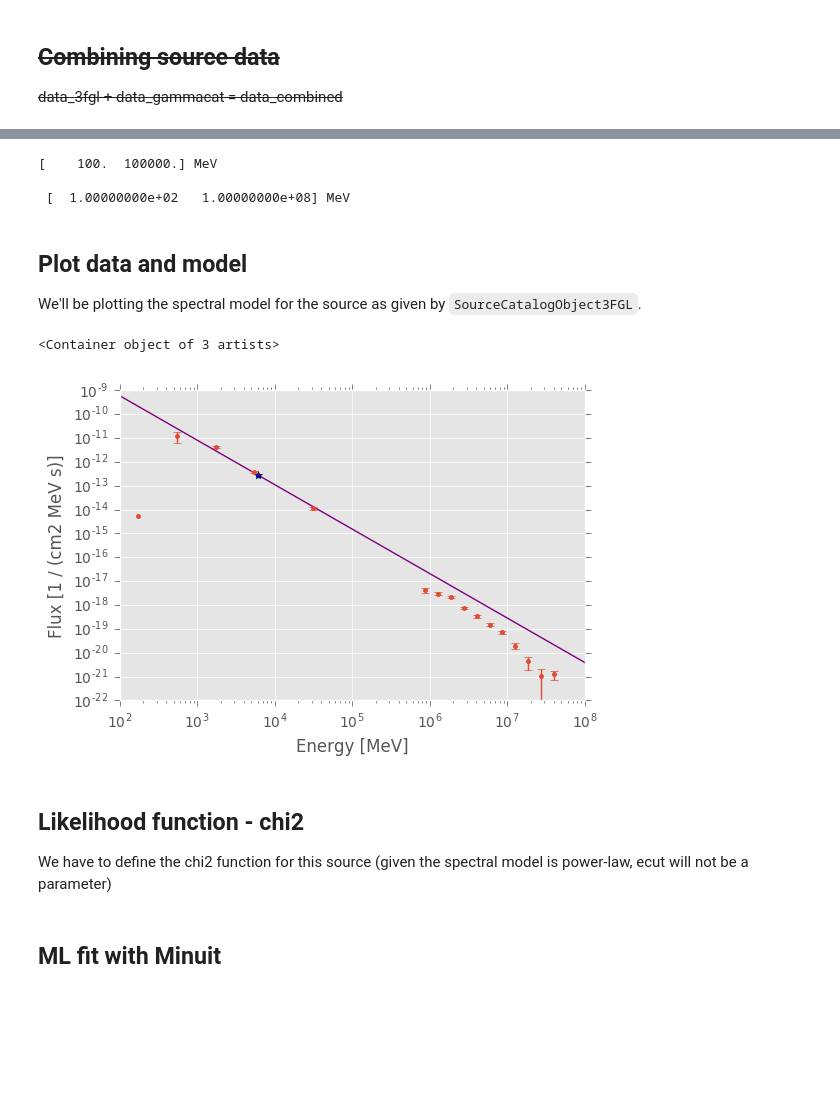
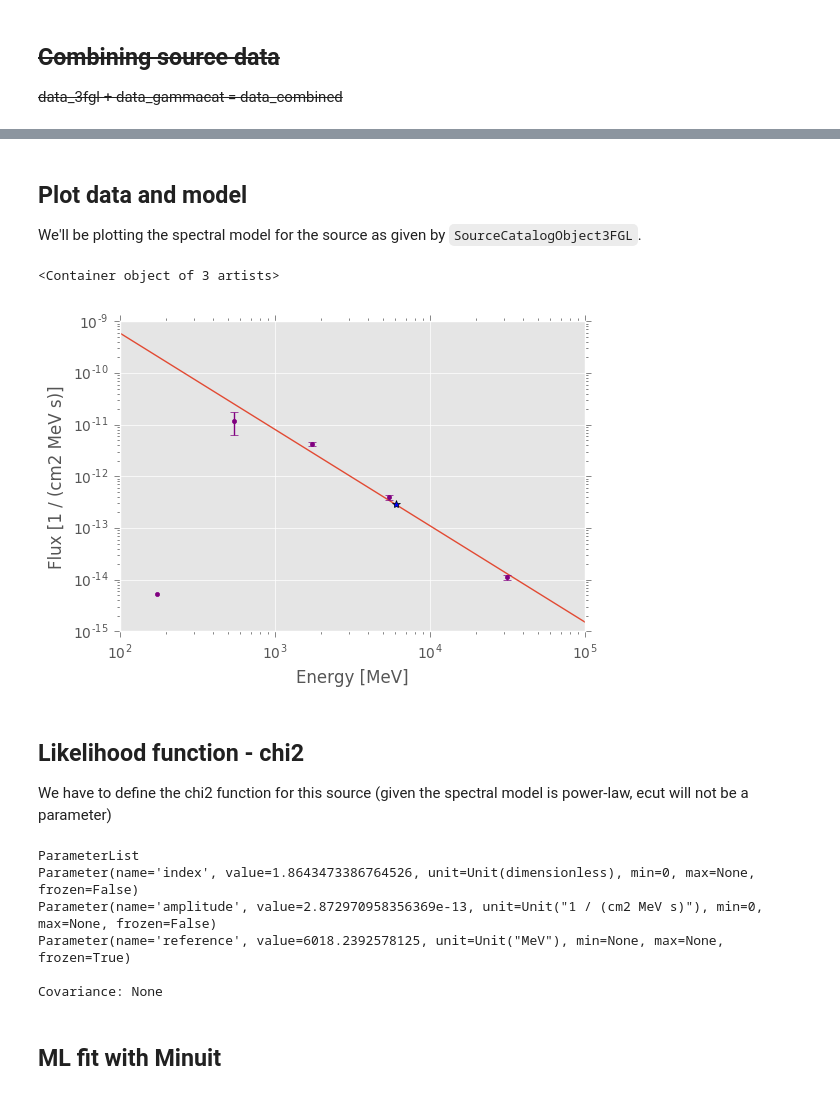
Before and after one commit to vorugantia/scienceresearch11, a Jupyter notebook: notebooks/Fermi-GammaCat_chi2.ipynb, the cells around one changed output, grey strips where cells are left out. Cells and saved outputs as stored; diff of their text form; code cells hidden in the pictures; blank space fills up the shorter version.

```diff
--- a/notebooks/Fermi-GammaCat_chi2.ipynb
+++ b/notebooks/Fermi-GammaCat_chi2.ipynb
@@ -163,12 +94,8 @@ data_combined
 # %%
-print(source_3fgl.energy_range)
+# print(source_3fgl.energy_range)
 
-combined_energy_range = Quantity([100, 1e8], 'MeV')
-print('\n', combined_energy_range)
+# combined_energy_range = Quantity([100, 1e8], 'MeV')
+# print('\n', combined_energy_range)
-# %% [output]
-[    100.  100000.] MeV
-
- [  1.00000000e+02   1.00000000e+08] MeV
 # %% [markdown]
 ## Plot data and model
 
@@ -176,44 +103,49 @@ We'll be plotting the spectral model for the source as given by `SourceCatalogOb
 # %%
 # Defining units
 opts = dict(energy_unit='MeV', flux_unit='cm-2 s-1 MeV-1')
 
-source_3fgl.spectral_model.plot(combined_energy_range, **opts, color='purple')
+# source_3fgl.spectral_model.plot(combined_energy_range, **opts, color='purple')
+source_3fgl.spectral_model.plot(source_3fgl.energy_range, **opts)
 # Using the combined energy range to stretch to gamma-cat data
 
 p = source_3fgl.spectral_model.parameters
 # Spectral model type is PowerLaw
 
 # Plot reference point
 plt.plot(p['reference'].value, p['amplitude'].value, '*', color='b')
 
 
-plt.errorbar(x=data_combined['e_ref'],
-             y = data_combined['dnde'],
-             yerr = data_combined['dnde_err'],
-             fmt='.'
+# Plot 3FGL flux points
+plt.errorbar(x=data_3fgl['e_ref'],
+             y = data_3fgl['dnde'],
+             yerr = data_3fgl['dnde_err'],
+             fmt='.',
+             color='purple'
             )
-# # Plot 3FGL flux points
-# plt.errorbar(x=data_3fgl['e_ref'],
-#              y = data_3fgl['dnde'],
-#              yerr = data_3fgl['dnde_err'],
-#              fmt='.',
-#              color='purple'
-#             )
 
 # # Plot gamma-cat flux points
 # plt.errorbar(x=data_gammacat['e_ref'],
 #              y = data_gammacat['dnde'],
 #              yerr = data_gammacat['dnde_err'],
 #              fmt='.',
 #              color='r'
 #             )
 # %% [output]
 <Container object of 3 artists>
-[figure, old version]
+[figure, new version]
 # %% [markdown]
 ## Likelihood function - chi2
 
 We have to define the chi2 function for this source (given the spectral model is power-law, ecut will not be a parameter)
+# %%
+print(source_3fgl.spectral_model.parameters)
+# %% [output]
+ParameterList
+Parameter(name='index', value=1.8643473386764526, unit=Unit(dimensionless), min=0, max=None, frozen=False)
+Parameter(name='amplitude', value=2.872970958356369e-13, unit=Unit("1 / (cm2 MeV s)"), min=0, max=None, frozen=False)
+Parameter(name='reference', value=6018.2392578125, unit=Unit("MeV"), min=None, max=None, frozen=True)
+
+Covariance: None
 # %%
 def chi2(amplitude, index):
 
```
Also changed, not shown: parts of 6 cells of this notebook.
